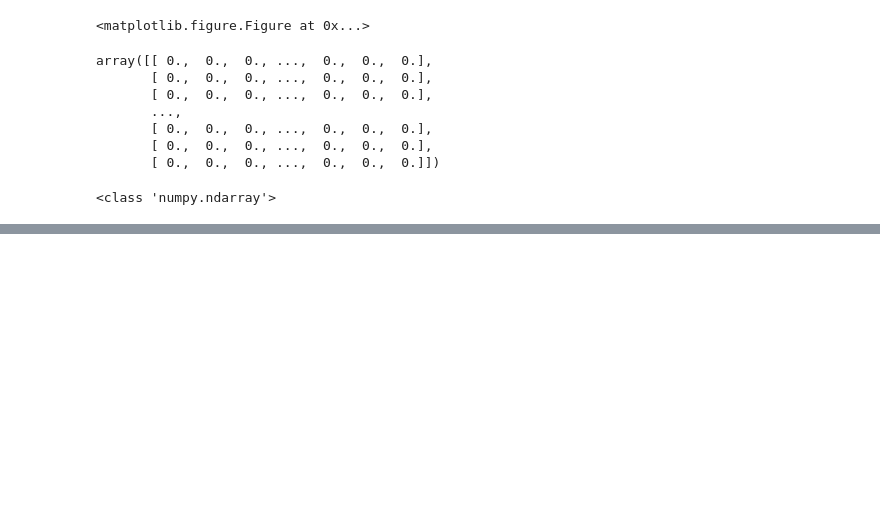
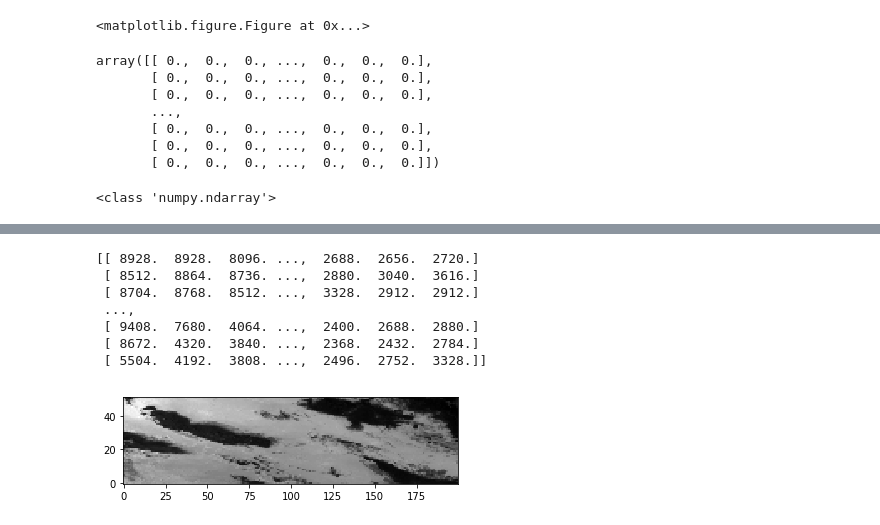
Before and after one commit to yuanzhou15/capstone-weather, a Jupyter notebook: rex/rex.ipynb, the cells around one changed output, grey strips where cells are left out. Cells and saved outputs as stored; diff of their text form; code cells hidden in the pictures; blank space fills up the shorter version.

```diff
--- a/rex/rex.ipynb
+++ b/rex/rex.ipynb
@@ -326,0 +392,19 @@ root group (NETCDF3_CLASSIC data model, file format NETCDF3):
+# %%
+nc_f = 'satellite_data/goes13.2017.182.001519.BAND_02.nc'  # Your filename
+band_01 = Dataset(nc_f, 'r')  # Dataset is the class behavior to open the file
+                             # and create an instance of the ncCDF4 class
+#print(nc_fid.file_format)
+#print(nc_fid)
+data = band_01.variables['data'][:]
+print(data[0])
+plt.imshow(data[0], cmap="gray", origin="lower")
+nc_fid.close()
+# %% [output]
+[[ 8928.  8928.  8096. ...,  2688.  2656.  2720.]
+ [ 8512.  8864.  8736. ...,  2880.  3040.  3616.]
+ [ 8704.  8768.  8512. ...,  3328.  2912.  2912.]
+ ...,
+ [ 9408.  7680.  4064. ...,  2400.  2688.  2880.]
+ [ 8672.  4320.  3840. ...,  2368.  2432.  2784.]
+ [ 5504.  4192.  3808. ...,  2496.  2752.  3328.]]
+[figure, added]
```
Also changed, not shown: parts of 13 cells of this notebook.
